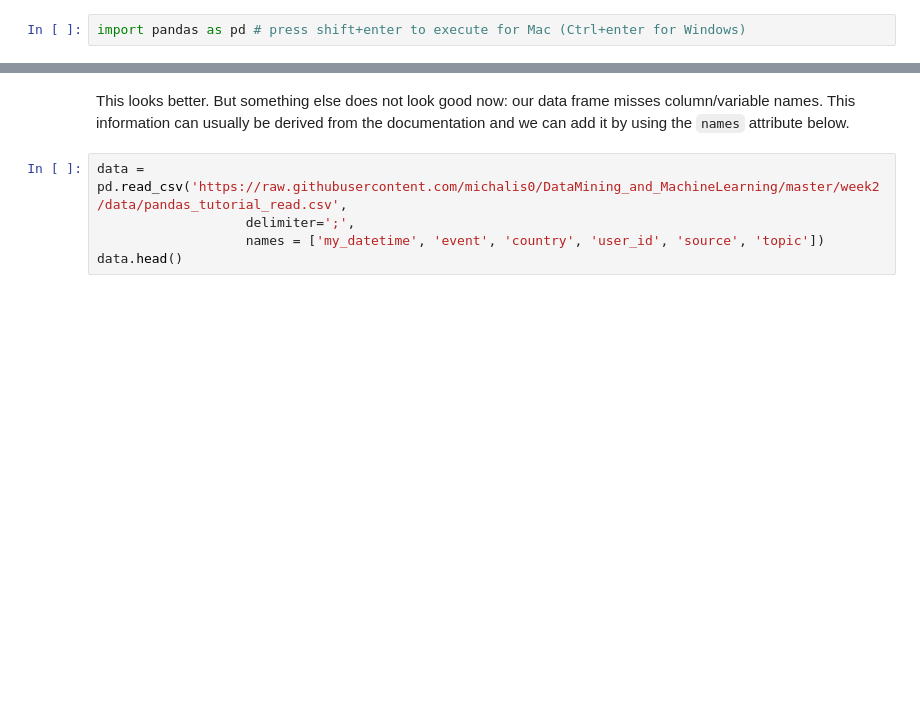
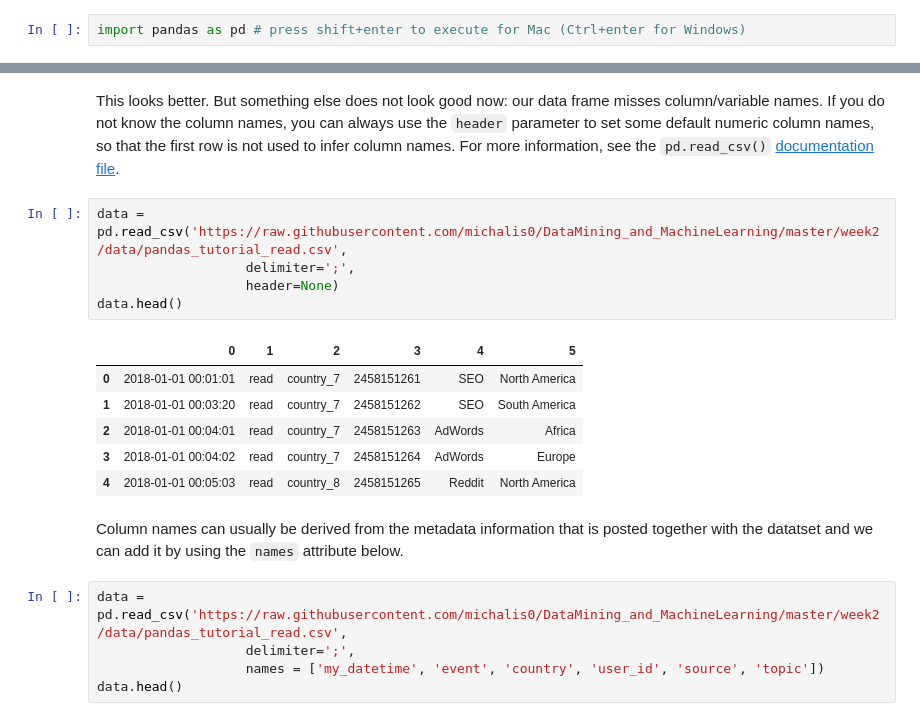
Before and after one commit to michalis0/DataScience_and_MachineLearning, a Jupyter notebook: week2/Basic_Pandas_Load_File.ipynb, the cells around one changed output, grey strips where cells are left out. Cells and saved outputs as stored; diff of their text form; blank space fills up the shorter version.

```diff
--- a/week2/Basic_Pandas_Load_File.ipynb
+++ b/week2/Basic_Pandas_Load_File.ipynb
@@ -37,8 +42,22 @@ data.head()
 | 2 | 2018-01-01 00:04:02 | read | country_7 | 2458151264 | AdWords | Europe |
 | 3 | 2018-01-01 00:05:03 | read | country_8 | 2458151265 | Reddit | North America |
 | 4 | 2018-01-01 00:05:42 | read | country_6 | 2458151266 | Reddit | North America |
+# %% [markdown]
+This looks better. But something else does not look good now: our data frame misses column/variable names. If you do not know the column names, you can always use the `header` parameter to set some default numeric column names, so that the first row is not used to infer column names. For more information, see the `pd.read_csv()` [documentation file](https://pandas.pydata.org/pandas-docs/stable/reference/api/pandas.read_csv.html).
+# %%
+data = pd.read_csv('https://raw.githubusercontent.com/michalis0/DataMining_and_MachineLearning/master/week2/data/pandas_tutorial_read.csv',
+                   delimiter=';',
+                   header=None)
+data.head()
+# %% [output]
+|  | 0 | 1 | 2 | 3 | 4 | 5 |
+| 0 | 2018-01-01 00:01:01 | read | country_7 | 2458151261 | SEO | North America |
+| 1 | 2018-01-01 00:03:20 | read | country_7 | 2458151262 | SEO | South America |
+| 2 | 2018-01-01 00:04:01 | read | country_7 | 2458151263 | AdWords | Africa |
+| 3 | 2018-01-01 00:04:02 | read | country_7 | 2458151264 | AdWords | Europe |
+| 4 | 2018-01-01 00:05:03 | read | country_8 | 2458151265 | Reddit | North America |
 # %% [markdown]
-This looks better. But something else does not look good now: our data frame misses column/variable names. This information can usually be derived from the documentation and we can add it by using the `names` attribute below.
+Column names can usually be derived from the metadata information that is posted together with the datatset and we can add it by using the `names` attribute below.
 # %%
 data = pd.read_csv('https://raw.githubusercontent.com/michalis0/DataMining_and_MachineLearning/master/week2/data/pandas_tutorial_read.csv',
                    delimiter=';',
```
Also changed, not shown: parts of 47 cells of this notebook, 2 other files.
